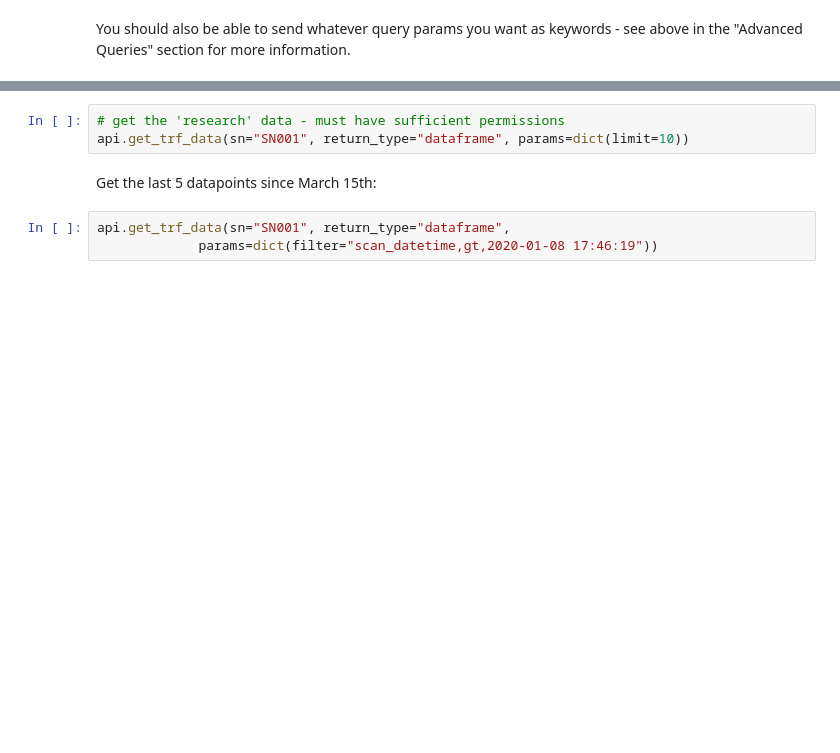
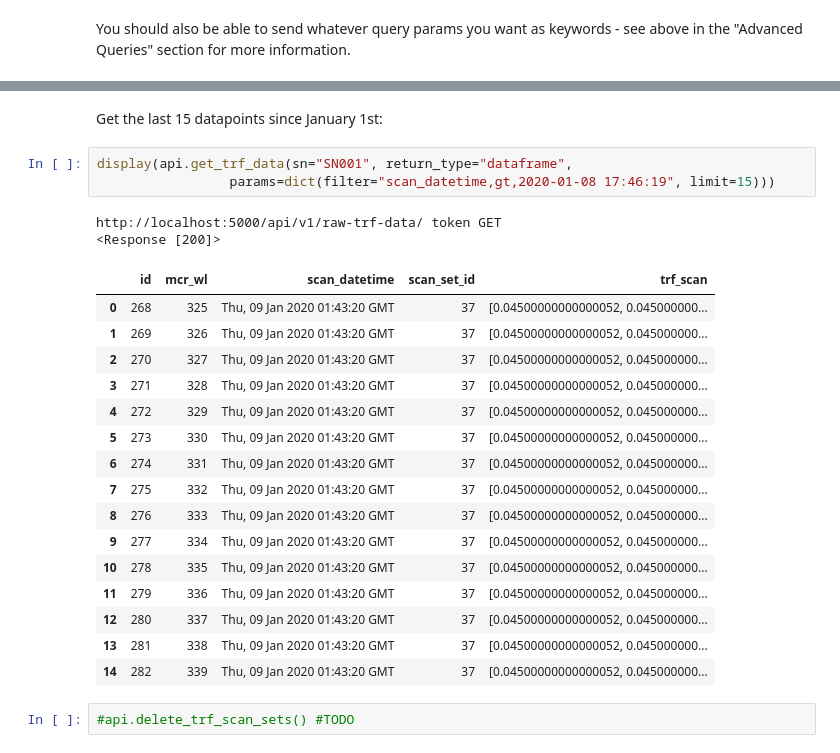
Before and after one commit to drewmee/py-roboat-enviro, a Jupyter notebook: docs/introduction.ipynb, the cells around one changed output, grey strips where cells are left out. Cells and saved outputs as stored; diff of their text form; blank space fills up the shorter version.

```diff
--- a/docs/introduction.ipynb
+++ b/docs/introduction.ipynb
@@ -169,8 +281,26 @@ api.get_trf_data("SN001", return_type="dataframe")
+# %% [markdown]
+Get the last 15 datapoints since January 1st:
 # %%
-# get the 'research' data - must have sufficient permissions
-api.get_trf_data(sn="SN001", return_type="dataframe", params=dict(limit=10))
+display(api.get_trf_data(sn="SN001", return_type="dataframe",
+                 params=dict(filter="scan_datetime,gt,2020-01-08 17:46:19", limit=15)))
+# %% [output]
+http://localhost:5000/api/v1/raw-trf-data/ token GET
+<Response [200]>
+|  | id | mcr_wl | scan_datetime | scan_set_id | trf_scan |
+| 0 | 268 | 325 | Thu, 09 Jan 2020 01:43:20 GMT | 37 | [0.04500000000000052, 0.045000000... |
+| 1 | 269 | 326 | Thu, 09 Jan 2020 01:43:20 GMT | 37 | [0.04500000000000052, 0.045000000... |
+| 2 | 270 | 327 | Thu, 09 Jan 2020 01:43:20 GMT | 37 | [0.04500000000000052, 0.045000000... |
+| 3 | 271 | 328 | Thu, 09 Jan 2020 01:43:20 GMT | 37 | [0.04500000000000052, 0.045000000... |
+| 4 | 272 | 329 | Thu, 09 Jan 2020 01:43:20 GMT | 37 | [0.04500000000000052, 0.045000000... |
+| 5 | 273 | 330 | Thu, 09 Jan 2020 01:43:20 GMT | 37 | [0.04500000000000052, 0.045000000... |
+| 6 | 274 | 331 | Thu, 09 Jan 2020 01:43:20 GMT | 37 | [0.04500000000000052, 0.045000000... |
+| 7 | 275 | 332 | Thu, 09 Jan 2020 01:43:20 GMT | 37 | [0.04500000000000052, 0.045000000... |
+| 8 | 276 | 333 | Thu, 09 Jan 2020 01:43:20 GMT | 37 | [0.04500000000000052, 0.045000000... |
+| 9 | 277 | 334 | Thu, 09 Jan 2020 01:43:20 GMT | 37 | [0.04500000000000052, 0.045000000... |
+| 10 | 278 | 335 | Thu, 09 Jan 2020 01:43:20 GMT | 37 | [0.04500000000000052, 0.045000000... |
+| 11 | 279 | 336 | Thu, 09 Jan 2020 01:43:20 GMT | 37 | [0.04500000000000052, 0.045000000... |
+| 12 | 280 | 337 | Thu, 09 Jan 2020 01:43:20 GMT | 37 | [0.04500000000000052, 0.045000000... |
+| 13 | 281 | 338 | Thu, 09 Jan 2020 01:43:20 GMT | 37 | [0.04500000000000052, 0.045000000... |
+| 14 | 282 | 339 | Thu, 09 Jan 2020 01:43:20 GMT | 37 | [0.04500000000000052, 0.045000000... |
-# %% [markdown]
-Get the last 5 datapoints since March 15th:
-# %%
-api.get_trf_data(sn="SN001", return_type="dataframe",
-             params=dict(filter="scan_datetime,gt,2020-01-08 17:46:19"))
+# %%
+#api.delete_trf_scan_sets() #TODO
```
Also changed, not shown: parts of 38 cells of this notebook, 3 other files.
